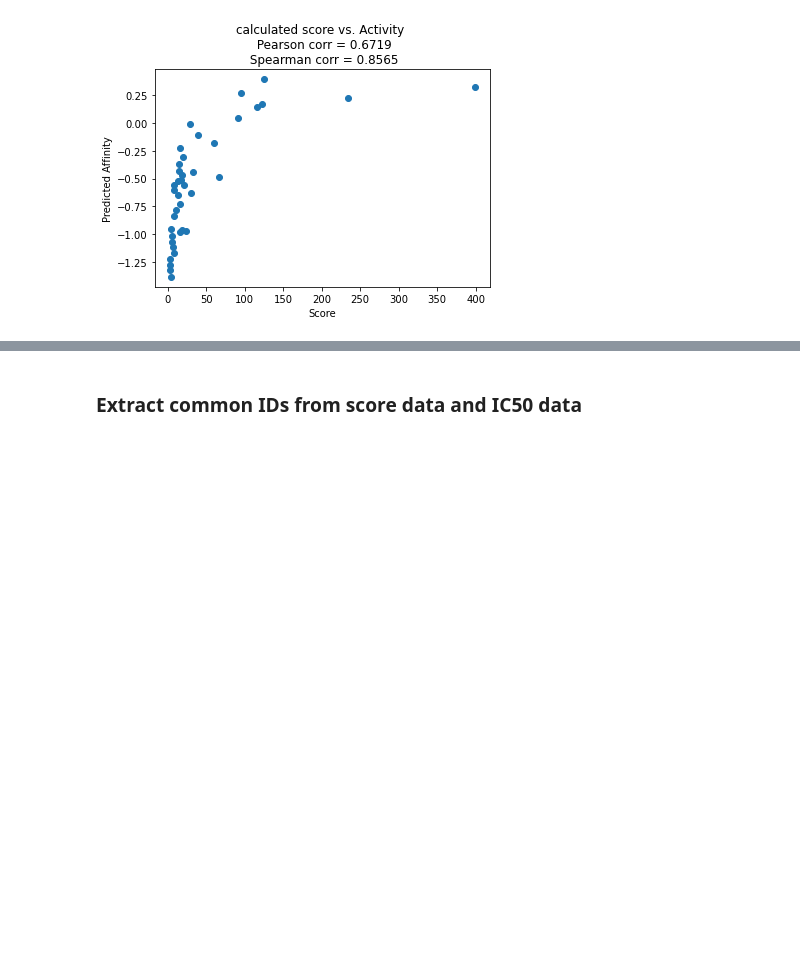
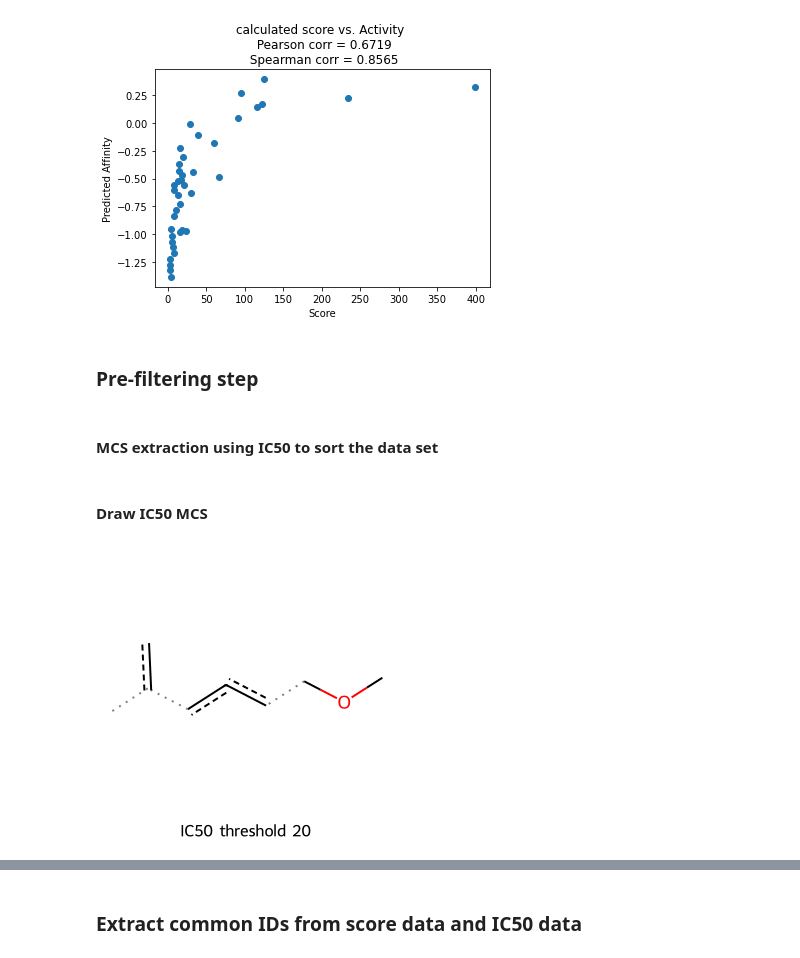
Before and after one commit to volkamerlab/MolDockLab, a Jupyter notebook: ECFT_VS_pipeline.ipynb, the cells around one changed output, grey strips where cells are left out. Cells and saved outputs as stored; diff of their text form; code cells hidden in the pictures; blank space fills up the shorter version.

Commit message:
pre-filtering using MCS and conclusion added

```diff
--- a/ECFT_VS_pipeline.ipynb
+++ b/ECFT_VS_pipeline.ipynb
@@ -68,3 +123,18 @@ plt.title(f'calculated score vs. Activity \n Pearson corr = {pearson_corr:.4f}\n
 plt.show()
 # %% [output]
 [figure]
+# %% [markdown]
+### Pre-filtering step
+# %% [markdown]
+#### MCS extraction using IC50 to sort the data set
+# %%
+activity_cutoff = 20
+sort_order = 'IC50'
+mcs_IC50 = find_MCS(df_scores, df_IC50, activity_cutoff, sort_order)
+# %% [markdown]
+#### Draw IC50 MCS
+# %%
+m1 = Chem.MolFromSmarts(mcs_IC50.smartsString)
+Draw.MolToImage(m1, legend=f"{sort_order} threshold {activity_cutoff}")
+# %% [output]
+[figure, added]
```
Also changed, not shown: parts of 24 cells of this notebook, 3 other files.
